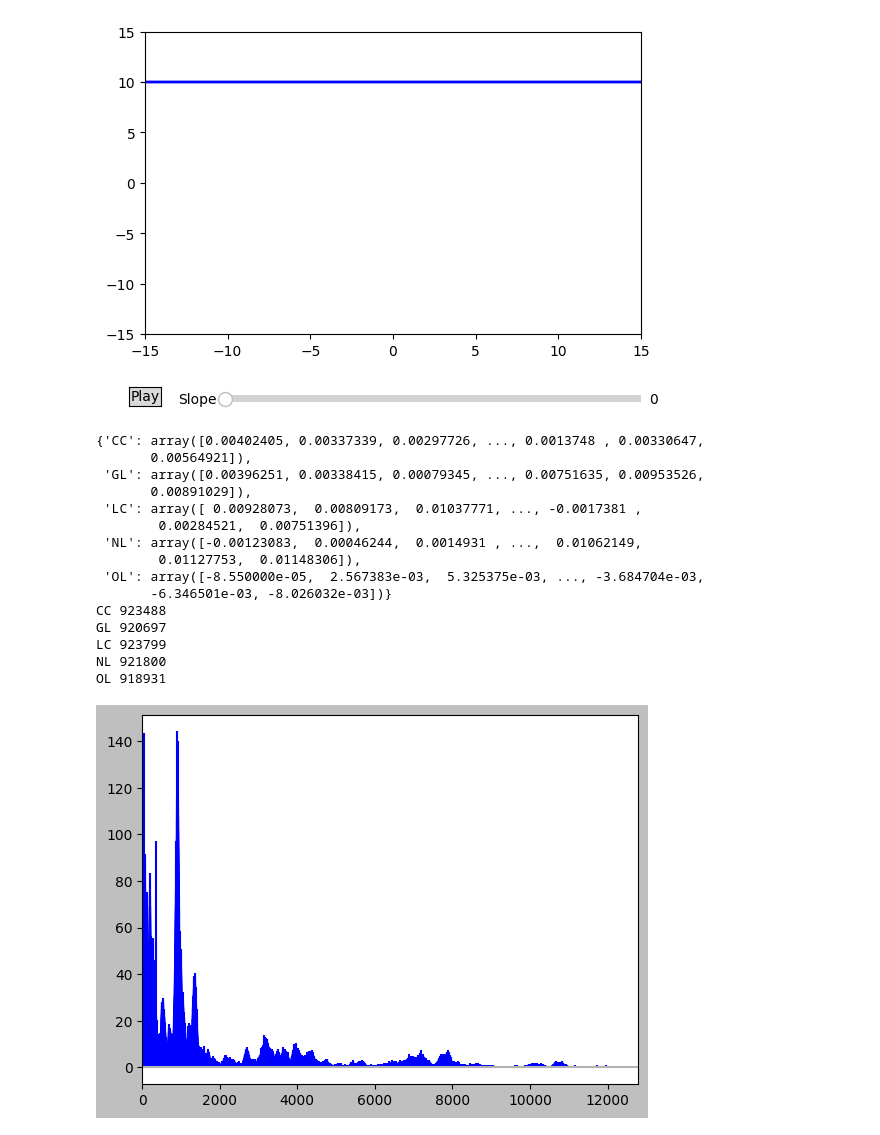
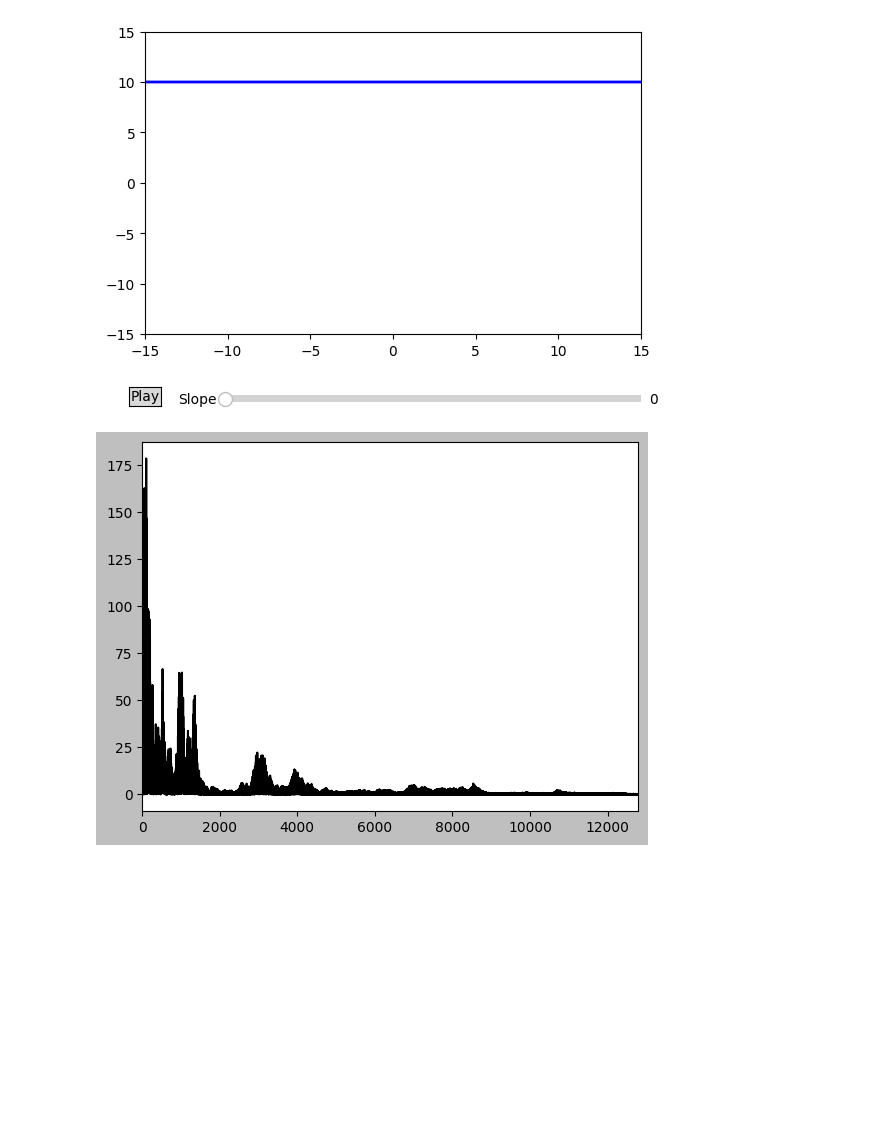
Before and after one commit to ashu23092002/Leak-Detection-In-Pipe, a Jupyter notebook: Python/Testing.ipynb, the cells around one changed output. Saved outputs shown, nothing was run; the diff lists cells and outputs as text; code cells hidden in the pictures; blank space fills up the shorter version.

Commit message:
Tested different number of sample points with FFT

```diff
--- a/Python/Testing.ipynb
+++ b/Python/Testing.ipynb
@@ -122,61 +122,51 @@ file_list = os.listdir(directory_path)
 excel_file_list = [file for file in file_list if file.endswith('.csv')]
 
 excel_file_keys = []
 
 for excel_file in excel_file_list:
     first_index = excel_file.find('_')
     second_index = excel_file.find('_', first_index + 1)
 
     excel_file_keys.append(excel_file[first_index + 1 : second_index])
 # print(excel_file_keys)
 
 excel_file_data = []
 
 for excel_file in excel_file_list:
     file_path = os.path.join(directory_path, excel_file)
     # print(file_path)
     data_values = pd.read_csv(file_path)
     excel_file_data.append(data_values.iloc[:,1].values)
 
+min_samples = len(excel_file_data[0])
+for file in excel_file_data:
+    min_samples = min(len(file), min_samples)
+
+excel_file_data = [file[:min_samples] for file in excel_file_data]
+
+
 leak_samples = dict(zip(excel_file_keys, excel_file_data))
 
 file_path = os.path.join(directory_path, excel_file_list[0])
 data = pd.read_csv(file_path)
 time_samples = data.iloc[:,0].values
+time_samples = time_samples[:min_samples]
 
-pprint.pprint(leak_samples)
+# pprint.pprint(leak_samples)
 
 fft_analysed_samples = dict()
 for key, value in leak_samples.items():
-    print(key, len(fft(value)))
     fft_analysed_samples[key] = fft(value)
+
+N = len(fft_analysed_samples[excel_file_keys[0]])
+n = np.arange(N)
+
+T = N * time_samples[1]
+
+freq = n / T
+freq_max_limit = np.median(freq)
+plt.plot(freq, abs(fft_analysed_samples[excel_file_keys[0]]))
+plt.xlim([0, freq_max_limit])
+plt.show()
 # %% [output]
-{'CC': array([0.00402405, 0.00337339, 0.00297726, ..., 0.0013748 , 0.00330647,
-       0.00564921]),
- 'GL': array([0.00396251, 0.00338415, 0.00079345, ..., 0.00751635, 0.00953526,
-       0.00891029]),
- 'LC': array([ 0.00928073,  0.00809173,  0.01037771, ..., -0.0017381 ,
-        0.00284521,  0.00751396]),
- 'NL': array([-0.00123083,  0.00046244,  0.0014931 , ...,  0.01062149,
-        0.01127753,  0.01148306]),
- 'OL': array([-8.550000e-05,  2.567383e-03,  5.325375e-03, ..., -3.684704e-03,
-       -6.346501e-03, -8.026032e-03])}
-CC 923488
-GL 920697
-LC 923799
-NL 921800
-OL 918931
+[figure, added]
-# %%
-N = len(fft_analysed_samples[excel_file_keys[4]])
-n = np.arange(N)
-
-T = N * time_samples[1]
-
-freq = n / T
-freq_max_limit = np.median(freq)
-
-plt.stem(freq, abs(fft_analysed_samples[excel_file_keys[4]]), '-b', markerfmt = " ")
-plt.xlim([0, freq_max_limit])
-plt.show()
-# %% [output]
-[figure, removed]
```
Also changed, not shown: 1 other file.
